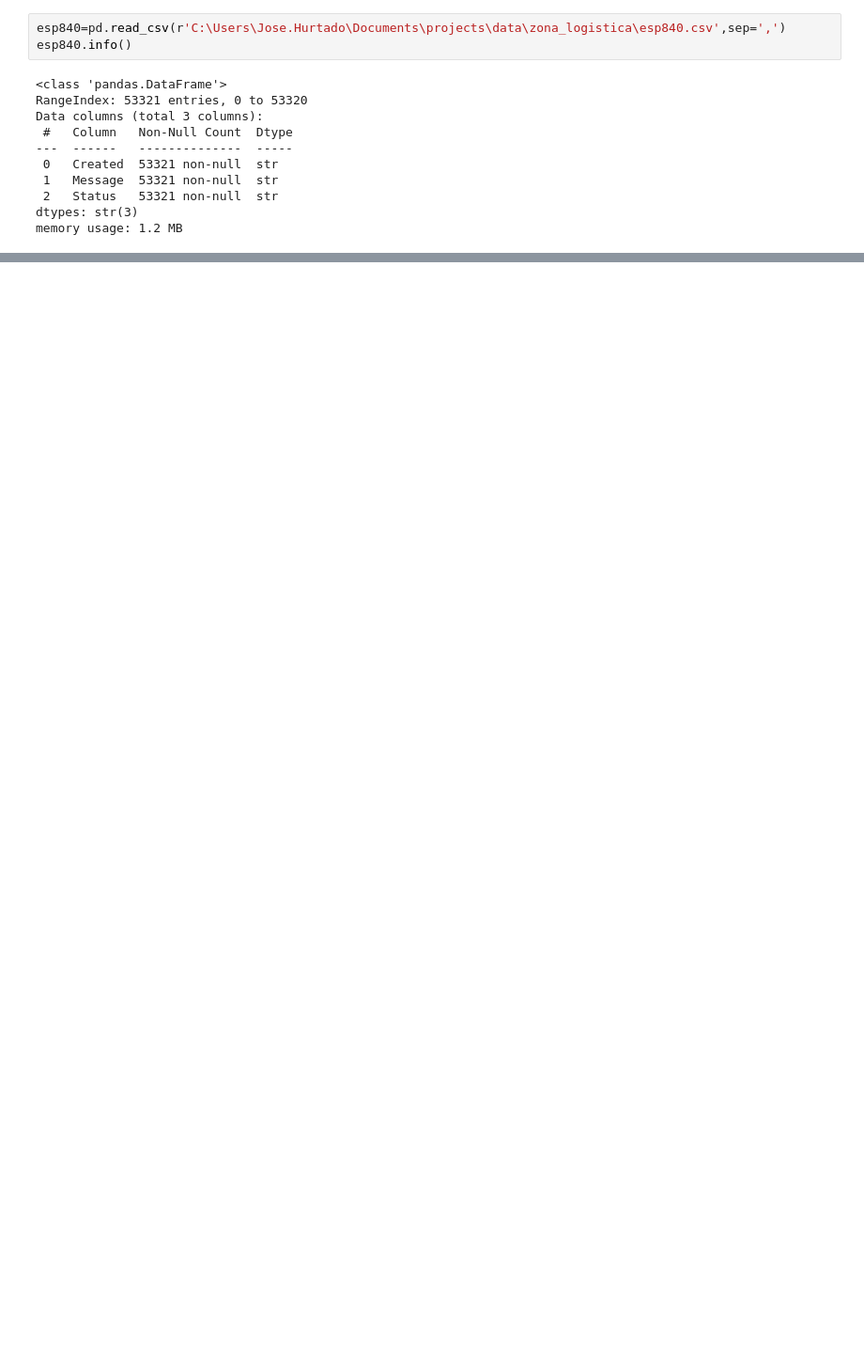
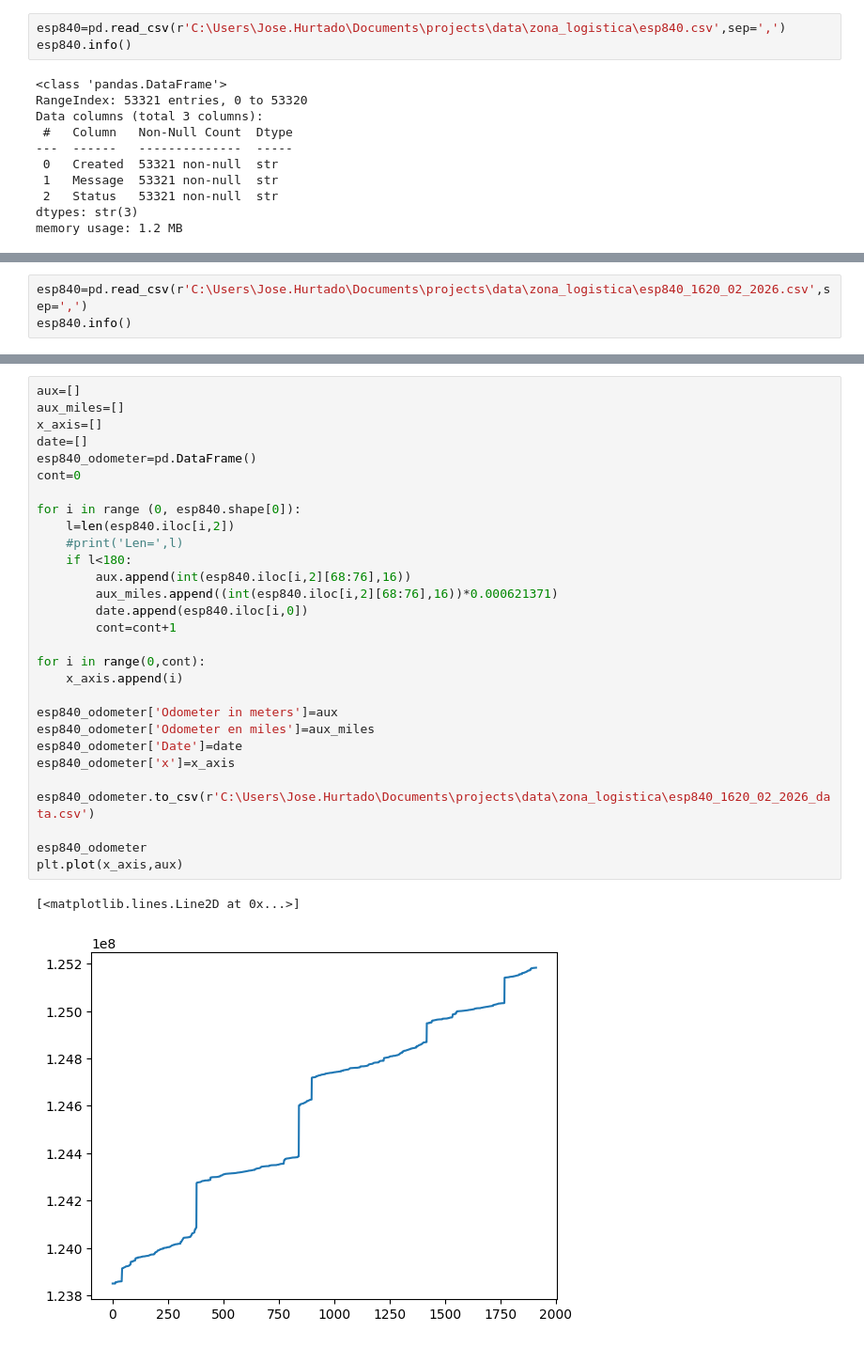
Before and after one commit to jlhb1984/Zonar_projects, a Jupyter notebook: notebooks/zona_logistica TS000168083.ipynb, the cells around one changed output, grey strips where cells are left out. Shown at 94% size. Saved outputs shown, nothing was run; the diff lists cells and outputs as text; blank space fills up the shorter version.

```diff
--- a/notebooks/zona_logistica TS000168083.ipynb
+++ b/notebooks/zona_logistica TS000168083.ipynb
@@ -47,0 +48,3 @@ esp840_odometer
+# %%
+esp840=pd.read_csv(r'C:\Users\Jose.Hurtado\Documents\projects\data\zona_logistica\esp840_1620_02_2026.csv',sep=',')
+esp840.info()
@@ -47,0 +62,32 @@ esp840_odometer
+# %%
+aux=[]
+aux_miles=[]
+x_axis=[]
+date=[]
+esp840_odometer=pd.DataFrame()
+cont=0
+
+for i in range (0, esp840.shape[0]):
+    l=len(esp840.iloc[i,2])
+    #print('Len=',l)
+    if l<180:
+        aux.append(int(esp840.iloc[i,2][68:76],16))
+        aux_miles.append((int(esp840.iloc[i,2][68:76],16))*0.000621371)
+        date.append(esp840.iloc[i,0])
+        cont=cont+1
+
+for i in range(0,cont):
+    x_axis.append(i)
+
+esp840_odometer['Odometer in meters']=aux
+esp840_odometer['Odometer en miles']=aux_miles
+esp840_odometer['Date']=date
+esp840_odometer['x']=x_axis
+
+esp840_odometer.to_csv(r'C:\Users\Jose.Hurtado\Documents\projects\data\zona_logistica\esp840_1620_02_2026_data.csv')
+
+esp840_odometer
+plt.plot(x_axis,aux)
+# %% [output]
+[<matplotlib.lines.Line2D at 0x...>]
+[figure, added]
```
Also changed, not shown: parts of 8 cells of this notebook, 4 other files.
